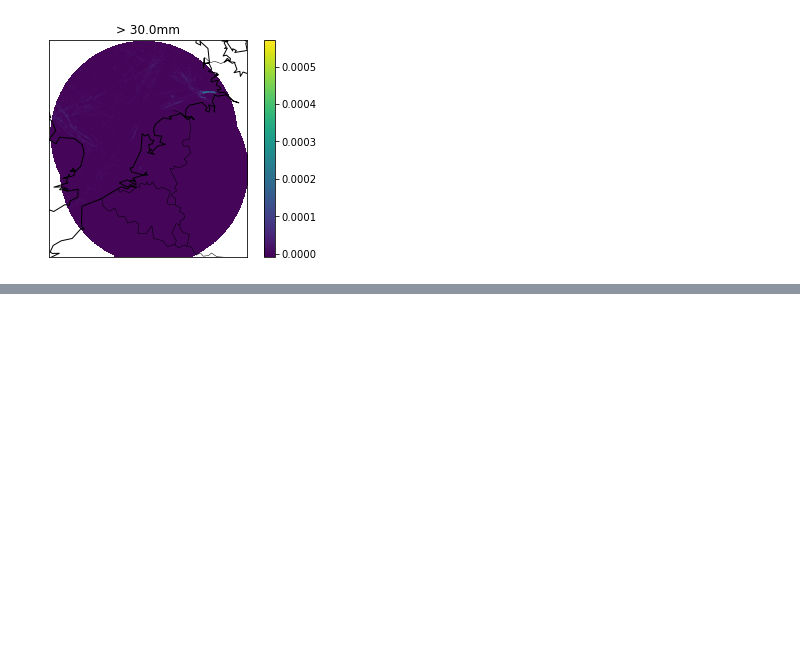
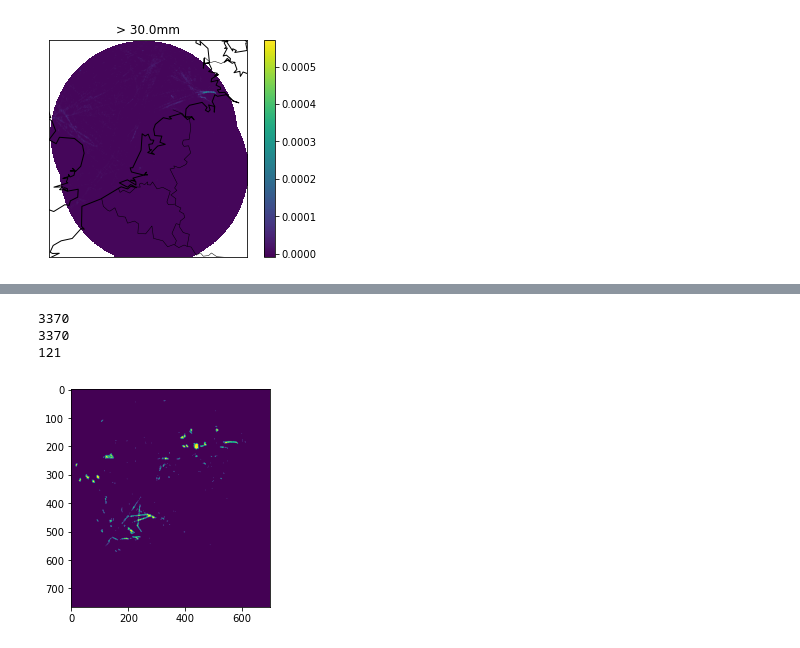
Before and after one commit to KoertS/precipitation-nowcasting-using-GANs, a Jupyter notebook: precipitation_forecasting/freq_exceedence_threshold.ipynb, the cells around one changed output, grey strips where cells are left out. Saved outputs shown, nothing was run; the diff lists cells and outputs as text; code cells hidden in the pictures; blank space fills up the shorter version.

```diff
--- a/precipitation_forecasting/freq_exceedence_threshold.ipynb
+++ b/precipitation_forecasting/freq_exceedence_threshold.ipynb
@@ -296,0 +334,11 @@ np.sum(count_exceed[3])
+# %%
+removed_total = removed + removed1
+plt.imshow(removed_total)
+print(np.sum(removed_total))
+print(np.sum(removed1))
+print(np.sum(removed))
+# %% [output]
+3370
+3370
+121
+[figure, added]
```
Also changed, not shown: parts of 7 cells of this notebook, 1 other file.
